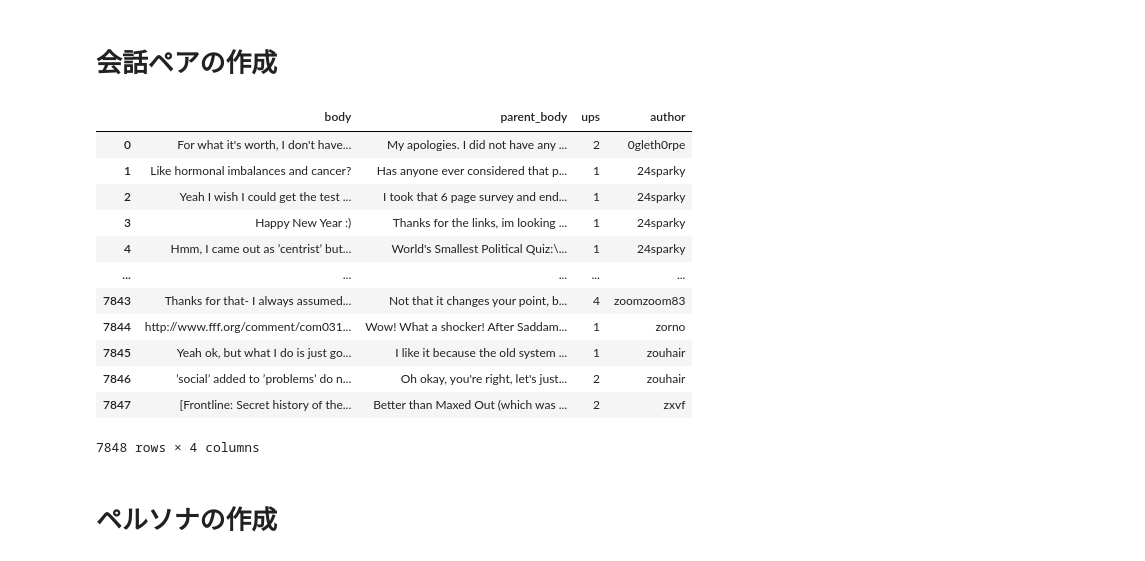
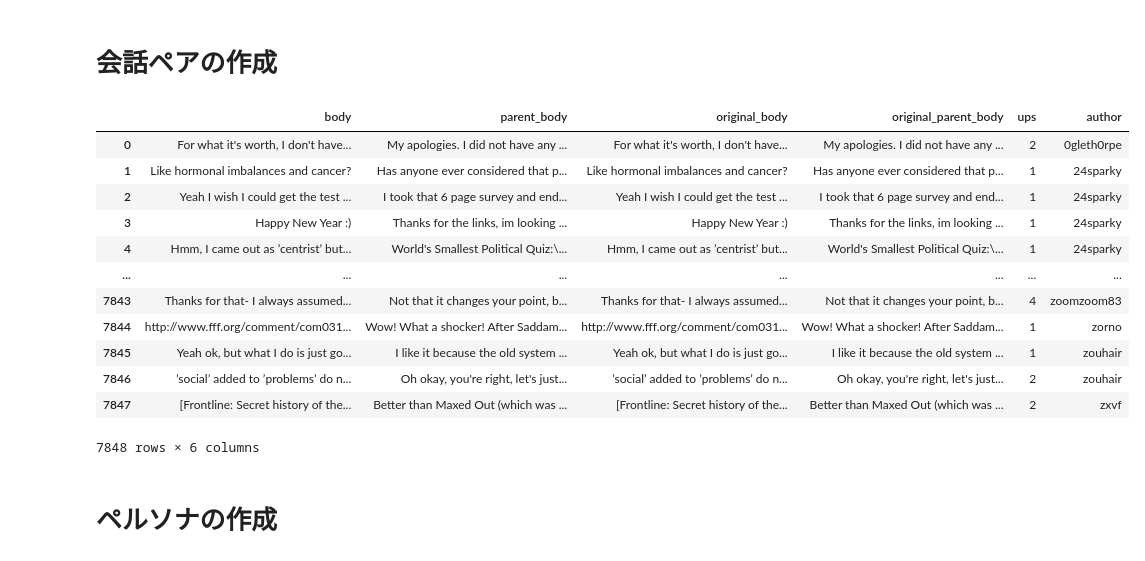
Before and after one commit to Exe-dev/PersonaGeneration, a Jupyter notebook: PersonaGeneration.ipynb, the cells around one changed output. Cells and saved outputs as stored; diff of their text form; code cells hidden in the pictures.

```diff
--- a/PersonaGeneration.ipynb
+++ b/PersonaGeneration.ipynb
@@ -70,26 +75,28 @@ df_reddit_conversation
 # %%
 df_reddit_conversation = pd.DataFrame(list_reddit_conversation)
 df_reddit_conversation = df_reddit_conversation[df_reddit_conversation["body"]!="[deleted]"]
 df_reddit_conversation["body"] = df_reddit_conversation["body"].replace(["&lt","&gt","&amp"],["","",""])
 df_reddit_conversation["removed_prefix_parent_id"] = df_reddit_conversation["parent_id"].str.replace("t\d_","")
 df_reddit_conversation["parent_body"] = df_reddit_conversation[df_reddit_conversation["removed_prefix_parent_id"]==df_reddit_conversation["id"]]["body"]
 df_reddit_conversation["body"] = df_reddit_conversation["body"].str.replace('\"','’')
 df_reddit_conversation["parent_body"] = df_reddit_conversation["parent_body"].str.replace('\"','’')
 df_reddit_conversation = pd.merge(df_reddit_conversation,df_reddit_conversation[["id","body"]].rename(columns={"id":"parent_id","body":"parent_body"}),left_on="removed_prefix_parent_id",right_on="parent_id").drop(columns=["parent_body_x","parent_id_y"]).rename(columns={"parent_body_y":"parent_body"})
 df_reddit_conversation = df_reddit_conversation.dropna(subset=["parent_body"]).sort_values(["author"]).reset_index(drop=True)
-df_reddit_conversation = df_reddit_conversation[["body","parent_body","ups","author"]]
+df_reddit_conversation["original_body"] = df_reddit_conversation["body"]
+df_reddit_conversation["original_parent_body"] = df_reddit_conversation["parent_body"]
+df_reddit_conversation = df_reddit_conversation[["body","parent_body","original_body","original_parent_body","ups","author"]]
 df_reddit_conversation
 # %% [output]
-|  | body | parent_body | ups | author |
-| 0 | For what it's worth, I don't have... | My apologies. I did not have any ... | 2 | 0gleth0rpe |
-| 1 | Like hormonal imbalances and cancer? | Has anyone ever considered that p... | 1 | 24sparky |
-| 2 | Yeah I wish I could get the test ... | I took that 6 page survey and end... | 1 | 24sparky |
-| 3 | Happy New Year :) | Thanks for the links, im looking ... | 1 | 24sparky |
-| 4 | Hmm, I came out as ’centrist’ but... | World's Smallest Political Quiz:\... | 1 | 24sparky |
-| ... | ... | ... | ... | ... |
-| 7843 | Thanks for that- I always assumed... | Not that it changes your point, b... | 4 | zoomzoom83 |
-| 7844 | http://www.fff.org/comment/com031... | Wow! What a shocker! After Saddam... | 1 | zorno |
-| 7845 | Yeah ok, but what I do is just go... | I like it because the old system ... | 1 | zouhair |
-| 7846 | ’social’ added to ’problems’ do n... | Oh okay, you're right, let's just... | 2 | zouhair |
-| 7847 | [Frontline: Secret history of the... | Better than Maxed Out (which was ... | 2 | zxvf |
+|  | body | parent_body | original_body | original_parent_body | ups | author |
+| 0 | For what it's worth, I don't have... | My apologies. I did not have any ... | For what it's worth, I don't have... | My apologies. I did not have any ... | 2 | 0gleth0rpe |
+| 1 | Like hormonal imbalances and cancer? | Has anyone ever considered that p... | Like hormonal imbalances and cancer? | Has anyone ever considered that p... | 1 | 24sparky |
+| 2 | Yeah I wish I could get the test ... | I took that 6 page survey and end... | Yeah I wish I could get the test ... | I took that 6 page survey and end... | 1 | 24sparky |
+| 3 | Happy New Year :) | Thanks for the links, im looking ... | Happy New Year :) | Thanks for the links, im looking ... | 1 | 24sparky |
+| 4 | Hmm, I came out as ’centrist’ but... | World's Smallest Political Quiz:\... | Hmm, I came out as ’centrist’ but... | World's Smallest Political Quiz:\... | 1 | 24sparky |
+| ... | ... | ... | ... | ... | ... | ... |
+| 7843 | Thanks for that- I always assumed... | Not that it changes your point, b... | Thanks for that- I always assumed... | Not that it changes your point, b... | 4 | zoomzoom83 |
+| 7844 | http://www.fff.org/comment/com031... | Wow! What a shocker! After Saddam... | http://www.fff.org/comment/com031... | Wow! What a shocker! After Saddam... | 1 | zorno |
+| 7845 | Yeah ok, but what I do is just go... | I like it because the old system ... | Yeah ok, but what I do is just go... | I like it because the old system ... | 1 | zouhair |
+| 7846 | ’social’ added to ’problems’ do n... | Oh okay, you're right, let's just... | ’social’ added to ’problems’ do n... | Oh okay, you're right, let's just... | 2 | zouhair |
+| 7847 | [Frontline: Secret history of the... | Better than Maxed Out (which was ... | [Frontline: Secret history of the... | Better than Maxed Out (which was ... | 2 | zxvf |
-7848 rows × 4 columns
+7848 rows × 6 columns
```
Also changed, not shown: parts of 8 cells of this notebook, 1 other file.
